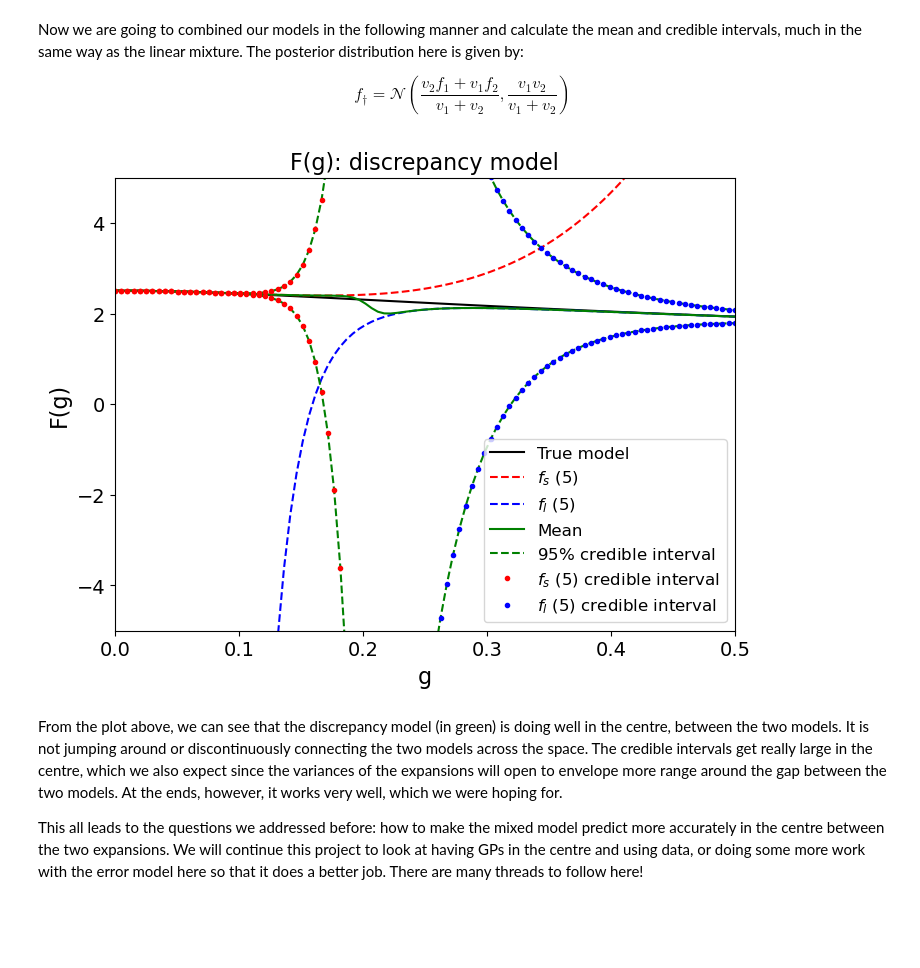
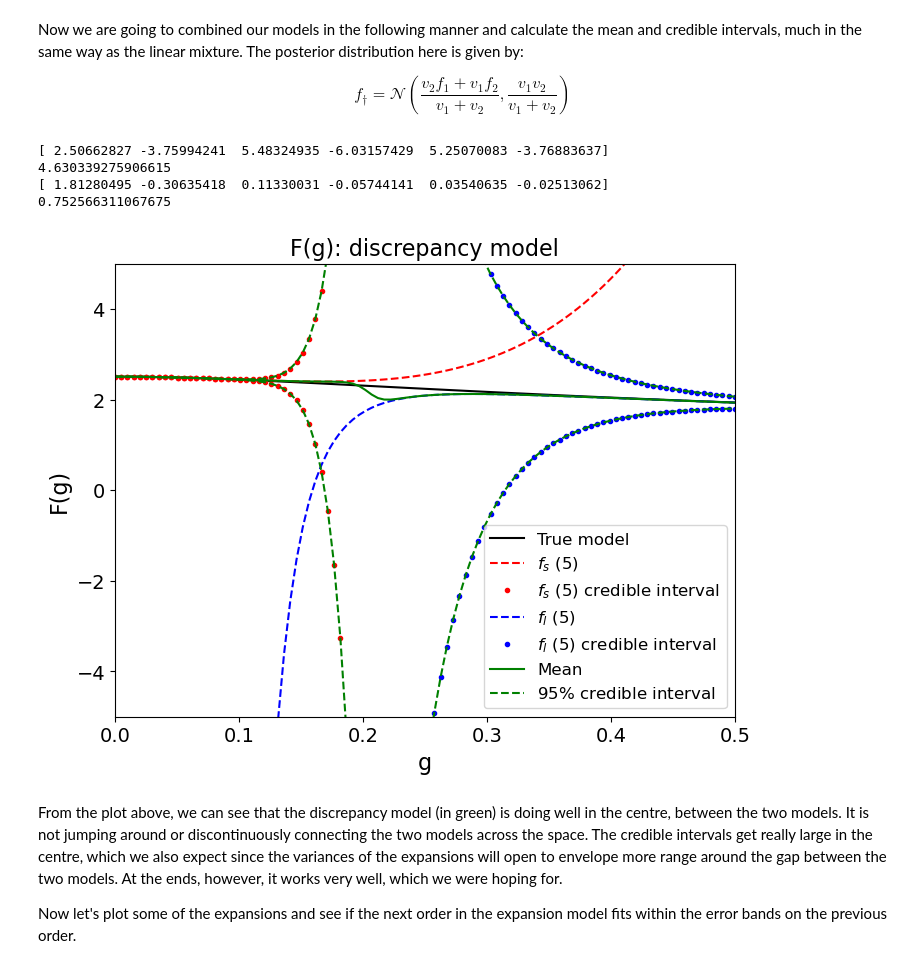
Before and after one commit to asemposki/SAMBA, a Jupyter notebook: Interactive_BMM_Sandbox.ipynb, the cells around one changed output. Saved outputs shown, nothing was run; the diff lists cells and outputs as text; code cells hidden in the pictures; blank space fills up the shorter version.

```diff
--- a/Interactive_BMM_Sandbox.ipynb
+++ b/Interactive_BMM_Sandbox.ipynb
@@ -301,12 +322,18 @@ $$
 # %%
 #set new orders
 low = np.array([5])
 high = np.array([5])
 
-pdf = new.fdagger(g, low, high)
+disc = Discrepancy()
+
+pdf = disc.fdagger(g, low, high)
 # %% [output]
+[ 2.50662827 -3.75994241  5.48324935 -6.03157429  5.25070083 -3.76883637]
+4.630339275906615
+[ 1.81280495 -0.30635418  0.11330031 -0.05744141  0.03540635 -0.02513062]
+0.752566311067675
-[figure, old version]
+[figure, new version]
 # %% [markdown]
 From the plot above, we can see that the discrepancy model (in green) is doing well in the centre, between the two models. It is not jumping around or discontinuously connecting the two models across the space. The credible intervals get really large in the centre, which we also expect since the variances of the expansions will open to envelope more range around the gap between the two models. At the ends, however, it works very well, which we were hoping for.
 
-This all leads to the questions we addressed before: how to make the mixed model predict more accurately in the centre between the two expansions. We will continue this project to look at having GPs in the centre and using data, or doing some more work with the error model here so that it does a better job. There are many threads to follow here!
+Now let's plot some of the expansions and see if the next order in the expansion model fits within the error bands on the previous order.
```
Also changed, not shown: parts of 10 cells of this notebook, 2 other files.
